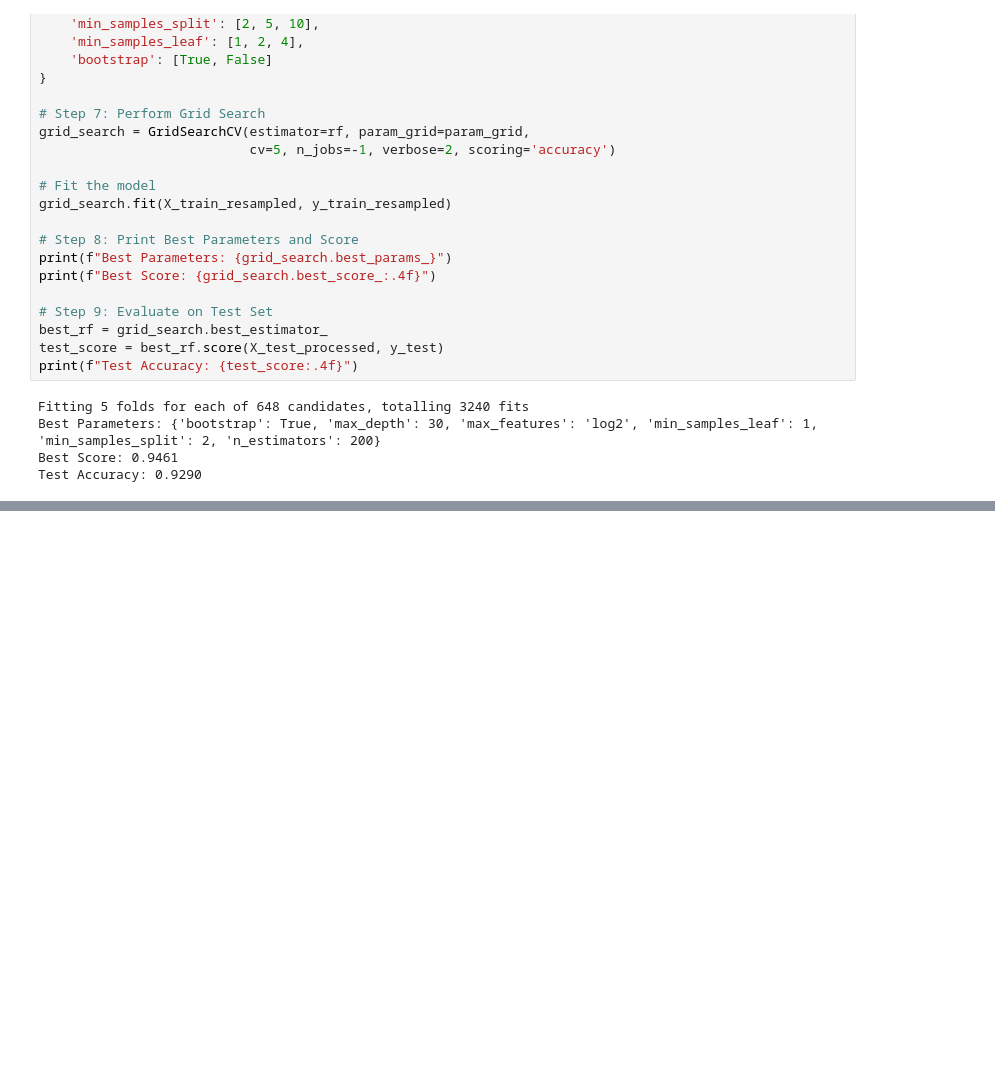
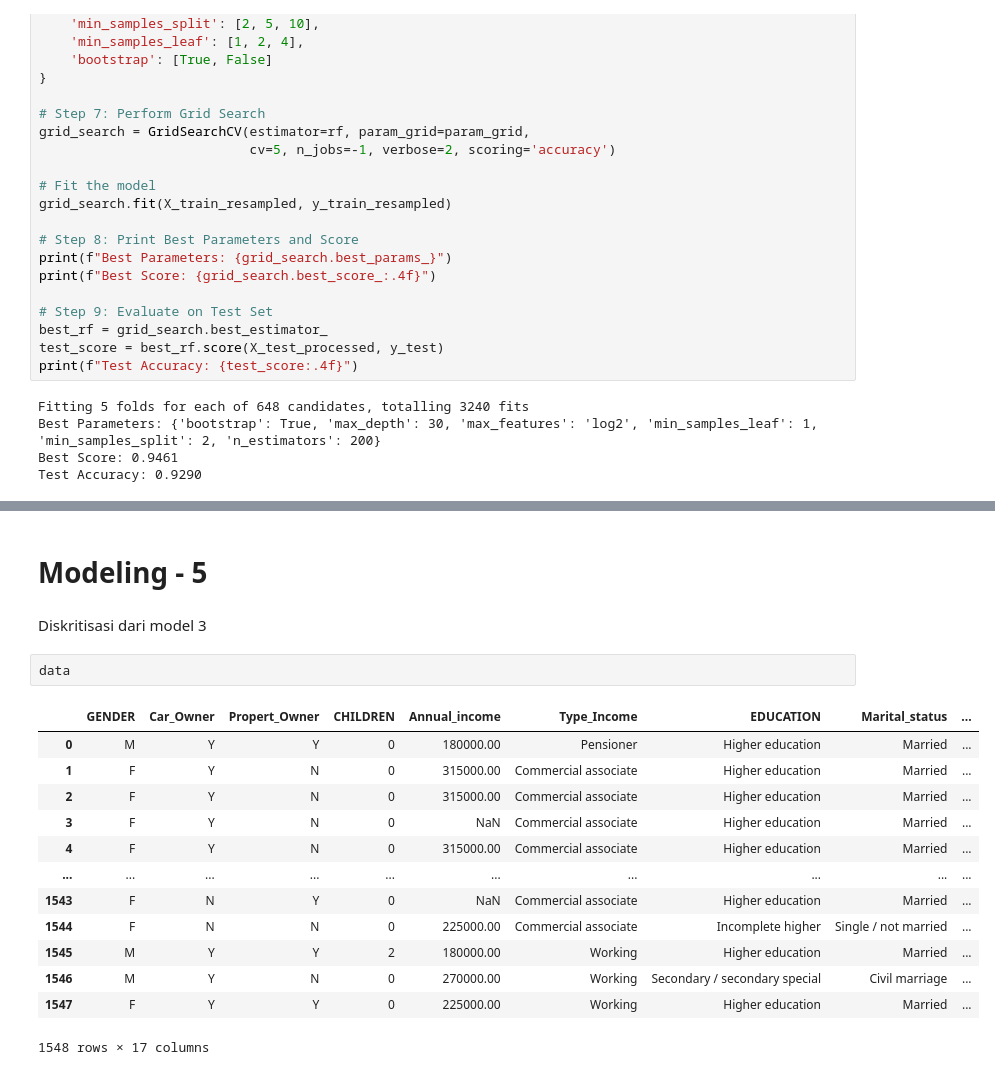
Before and after one commit to DaffaElgo/Iconic_2024, a Jupyter notebook: Code/Prepo.ipynb, the cells around one changed output, grey strips where cells are left out. Drawn from its saved outputs; the diff is of its cells as text; blank space fills up the shorter version.

Commit message:
Modeling

```diff
--- a/Code/Prepo.ipynb
+++ b/Code/Prepo.ipynb
@@ -598,0 +784,20 @@ Test Accuracy: 0.9290
+# %% [markdown]
+# Modeling - 5
+# %% [markdown]
+Diskritisasi dari model 3
+# %%
+data
+# %% [output]
+|  | GENDER | Car_Owner | Propert_Owner | CHILDREN | Annual_income | Type_Income | EDUCATION | Marital_status | ... |
+| 0 | M | Y | Y | 0 | 180000.00 | Pensioner | Higher education | Married | ... |
+| 1 | F | Y | N | 0 | 315000.00 | Commercial associate | Higher education | Married | ... |
+| 2 | F | Y | N | 0 | 315000.00 | Commercial associate | Higher education | Married | ... |
+| 3 | F | Y | N | 0 | NaN | Commercial associate | Higher education | Married | ... |
+| 4 | F | Y | N | 0 | 315000.00 | Commercial associate | Higher education | Married | ... |
+| ... | ... | ... | ... | ... | ... | ... | ... | ... | ... |
+| 1543 | F | N | Y | 0 | NaN | Commercial associate | Higher education | Married | ... |
+| 1544 | F | N | N | 0 | 225000.00 | Commercial associate | Incomplete higher | Single / not married | ... |
+| 1545 | M | Y | Y | 2 | 180000.00 | Working | Higher education | Married | ... |
+| 1546 | M | Y | N | 0 | 270000.00 | Working | Secondary / secondary special | Civil marriage | ... |
+| 1547 | F | Y | Y | 0 | 225000.00 | Working | Higher education | Married | ... |
+1548 rows × 17 columns
```
Also changed, not shown: parts of 60 cells of this notebook, 4 other files.
